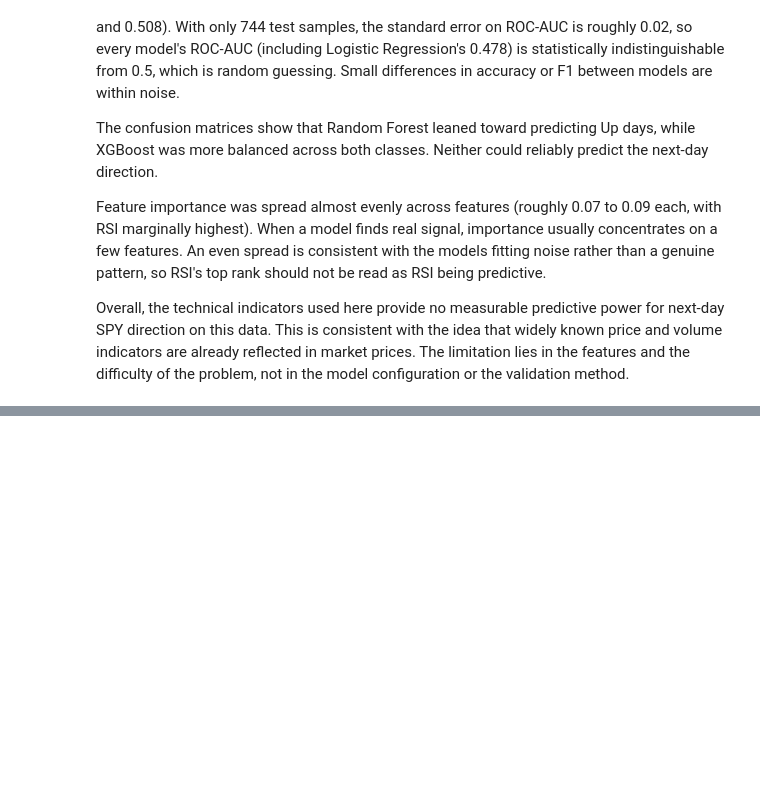
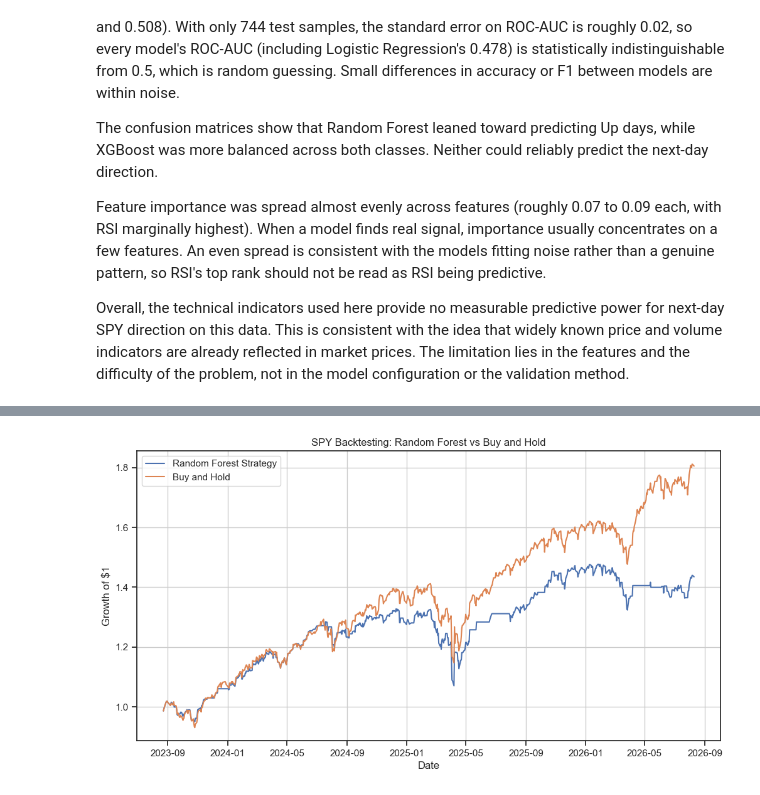
Before and after one commit to Junaid-Haider/Stock-Price-Direction-Predictor, a Jupyter notebook: notebooks/analysis.ipynb, the cells around one changed output, grey strips where cells are left out. Cells and saved outputs as stored; diff of their text form; code cells hidden in the pictures; blank space fills up the shorter version.

Commit message:
Added backtest, random-exposure baseline, and cost analysis

```diff
--- a/notebooks/analysis.ipynb
+++ b/notebooks/analysis.ipynb
@@ -1237,0 +1245,5 @@ Overall, the technical indicators used here provide no measurable predictive pow
+# %%
+backtest = pd.DataFrame(index=X_test.index)
+backtest["Prediction"] = best_rf.predict(X_test)
+backtest["Actual"] = y_test
+backtest.head()
@@ -1237,0 +1267,3 @@ Overall, the technical indicators used here provide no measurable predictive pow
+# %%
+backtest["Next Day Return"] = df["Close"].pct_change().shift(-1).loc[backtest.index]
+backtest.head()
@@ -1237,0 +1278,7 @@ Overall, the technical indicators used here provide no measurable predictive pow
+# %%
+backtest["Strategy Return"] = (
+    backtest["Prediction"] * backtest["Next Day Return"]
+)
+backtest["Buy and Hold Return"] = backtest["Next Day Return"]
+backtest = backtest.dropna(subset=["Next Day Return"])
+backtest.head()
@@ -1237,0 +1303,9 @@ Overall, the technical indicators used here provide no measurable predictive pow
+# %%
+backtest["Strategy Equity"] = (
+    1 + backtest["Strategy Return"]
+).cumprod()
+backtest["Buy and Hold Equity"] = (
+    1 + backtest["Buy and Hold Return"]
+).cumprod()
+
+backtest[["Strategy Equity", "Buy and Hold Equity"]].tail()
@@ -1237,0 +1320,14 @@ Overall, the technical indicators used here provide no measurable predictive pow
+# %%
+plt.figure(figsize=(12, 6))
+
+plt.plot(backtest.index, backtest["Strategy Equity"], label="Random Forest Strategy")
+plt.plot(backtest.index, backtest["Buy and Hold Equity"], label="Buy and Hold")
+
+plt.title("SPY Backtesting: Random Forest vs Buy and Hold")
+plt.xlabel("Date")
+plt.ylabel("Growth of $1")
+plt.legend()
+plt.grid(True)
+plt.show()
+# %% [output]
+[figure, added]
```
Also changed, not shown: parts of 17 cells of this notebook.
